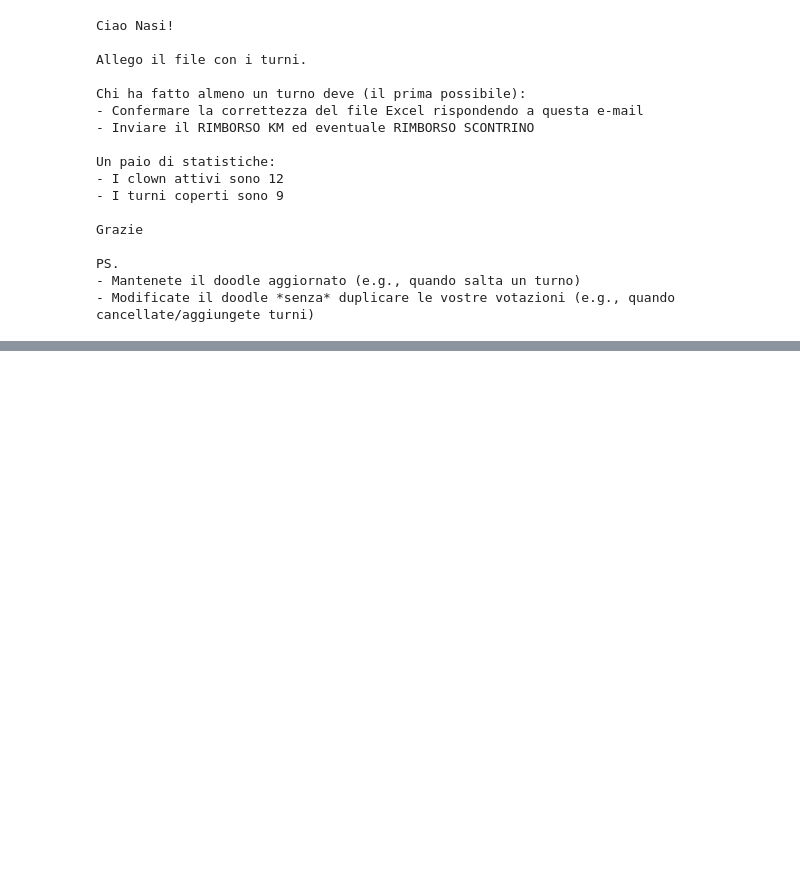
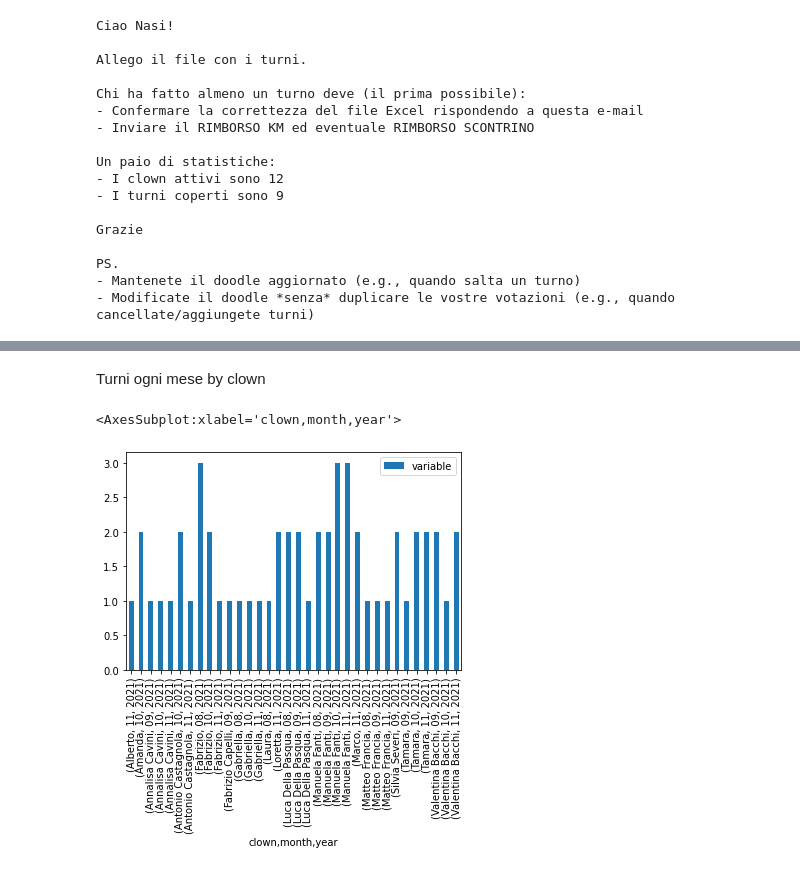
Before and after one commit to w4bo/mydoodle-python, a Jupyter notebook: Check turni.ipynb, the cells around one changed output, grey strips where cells are left out. Cells and saved outputs as stored; diff of their text form; code cells hidden in the pictures; blank space fills up the shorter version.

```diff
--- a/Check turni.ipynb
+++ b/Check turni.ipynb
@@ -70,0 +130,7 @@ PS.
+# %% [markdown]
+Turni ogni mese by clown
+# %%
+dff[["year", "month", "variable", "clown"]].groupby(by=["clown", "month", "year"]).count().plot(kind="bar")
+# %% [output]
+<AxesSubplot:xlabel='clown,month,year'>
+[figure, added]
```
Also changed, not shown: parts of 8 cells of this notebook, 5 other files.
